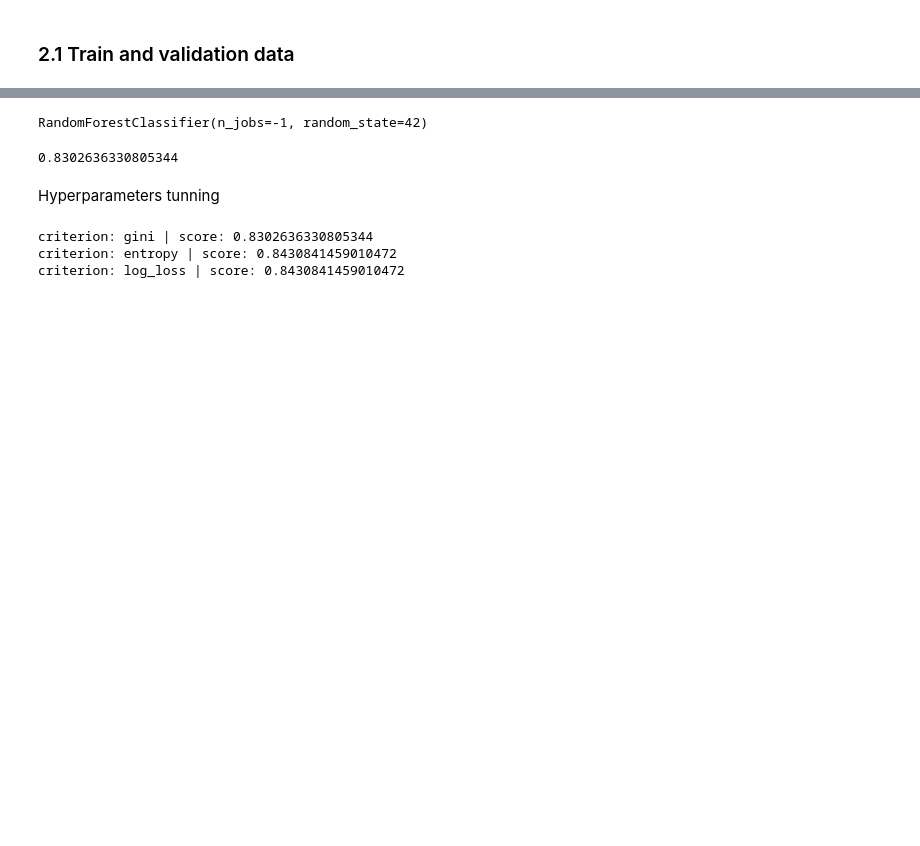
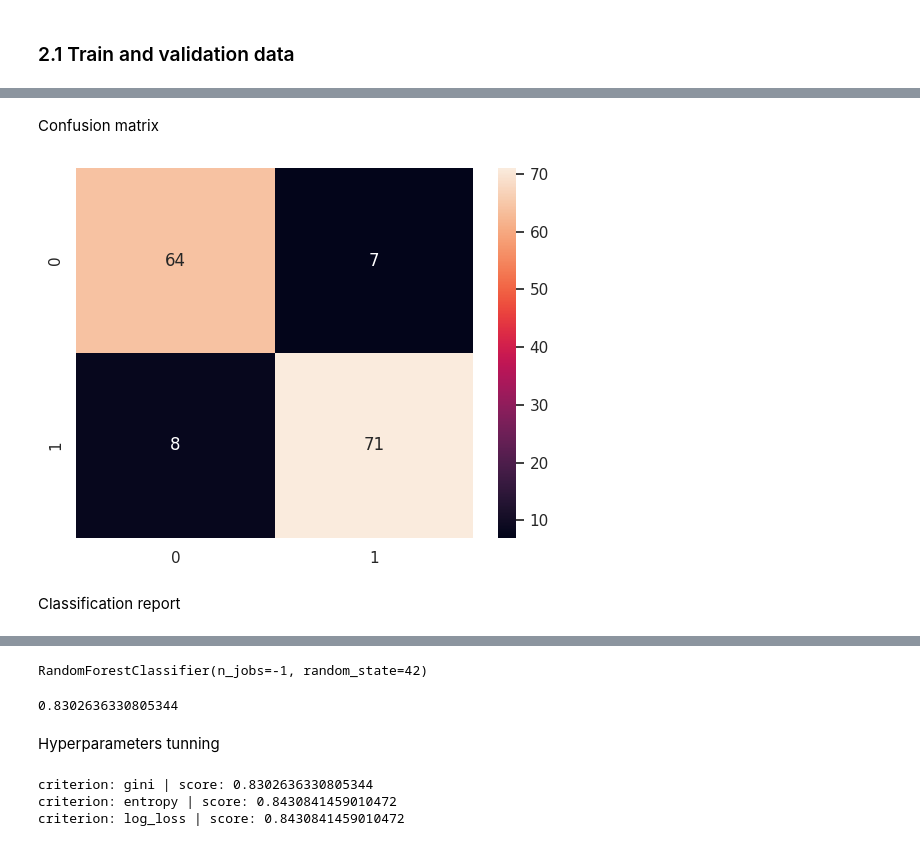
Before and after one commit to jvscursulim/mlzoom2022_midterm_project, a Jupyter notebook: notebook/notebook.ipynb, the cells around one changed output, grey strips where cells are left out. Drawn from its saved outputs; the diff is of its cells as text; code cells hidden in the pictures; blank space fills up the shorter version.

```diff
--- a/notebook/notebook.ipynb
+++ b/notebook/notebook.ipynb
@@ -461,0 +590,9 @@ plot_roc_curve(model=logistic_reg,
+# %% [markdown]
+Confusion matrix
+# %%
+sns.heatmap(confusion_matrix(y_true=y_test, y_pred=y_pred), annot=True)
+plt.show()
+# %% [output]
+[figure, added]
+# %% [markdown]
+Classification report
```
Also changed, not shown: parts of 35 cells of this notebook.
